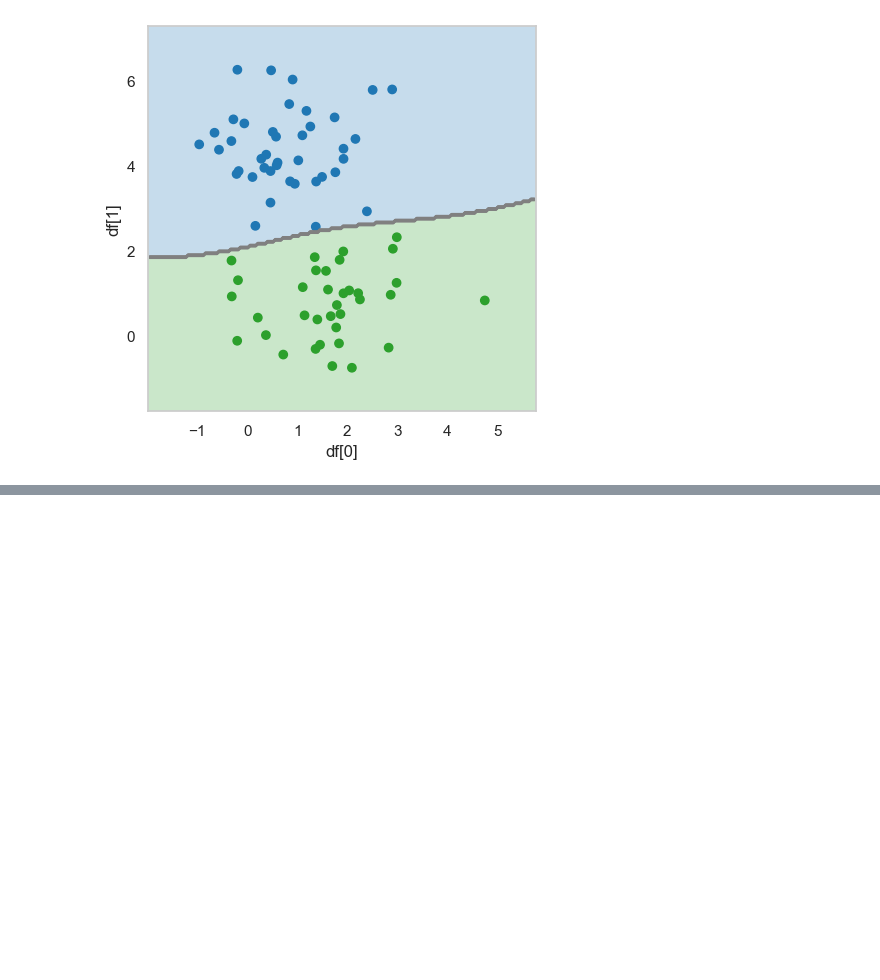
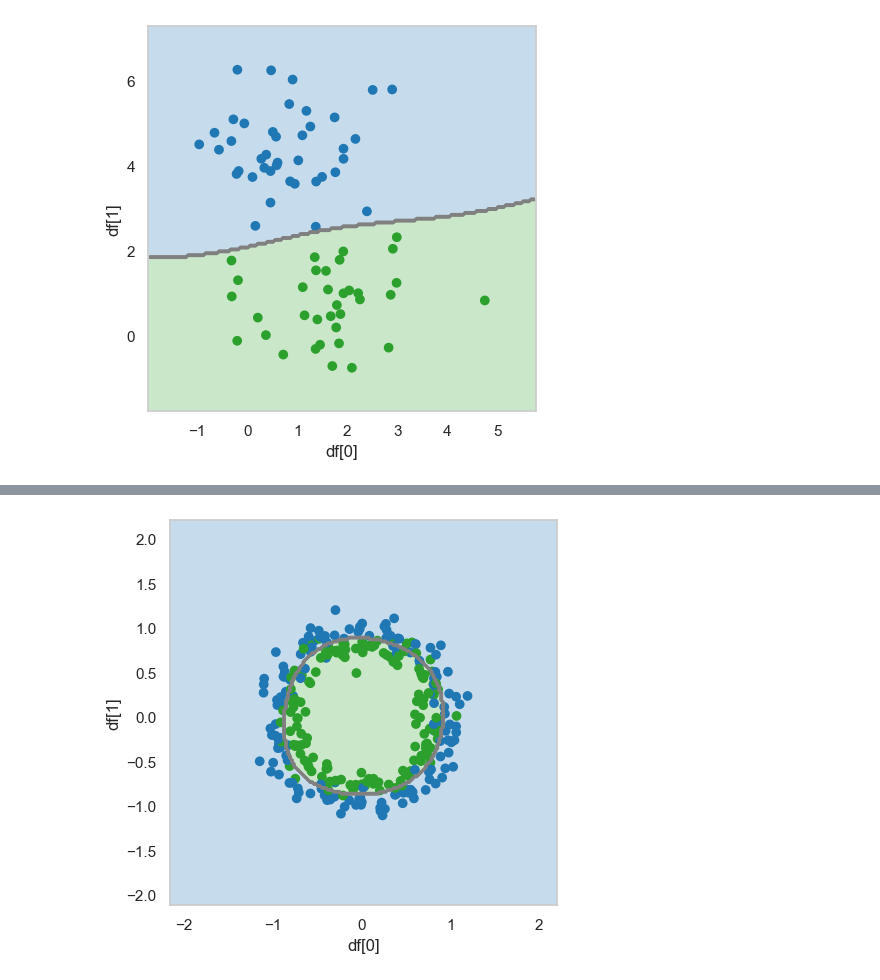
Before and after one commit to ddinggul/machine_learning, a Jupyter notebook: MLtest4.ipynb, the cells around one changed output, grey strips where cells are left out. Drawn from its saved outputs; the diff is of its cells as text; code cells hidden in the pictures; blank space fills up the shorter version.

```diff
--- a/MLtest4.ipynb
+++ b/MLtest4.ipynb
@@ -208,0 +226,17 @@ plot_boundary(model, df[0], df[1], pred, "df[0]", "df[1]")
+# %%
+# 이중 원 형태의 데이터 세트
+from sklearn.datasets import make_circles
+
+#랜덤 시드 3, 노이즈 0.1, 300개의 이중 원형 데이터 세트
+X, y = make_circles(random_state = 3, # 이중 원형 형태를 작성
+                    noise = 0.1,
+                    n_samples = 300)
+# 특징량 데이터(X)로 데이터 프레임 만들기
+df = pd.DataFrame(X)
+# 모델을 만들어 학습한다.
+model = svm.SVC()
+model.fit(X,y)
+# 분류 상태를 그린다.
+plot_boundary(model, df[0], df[1], y, "df[0]", "df[1]")
+# %% [output]
+[figure, added]
```
Also changed, not shown: parts of 1 cell of this notebook.
